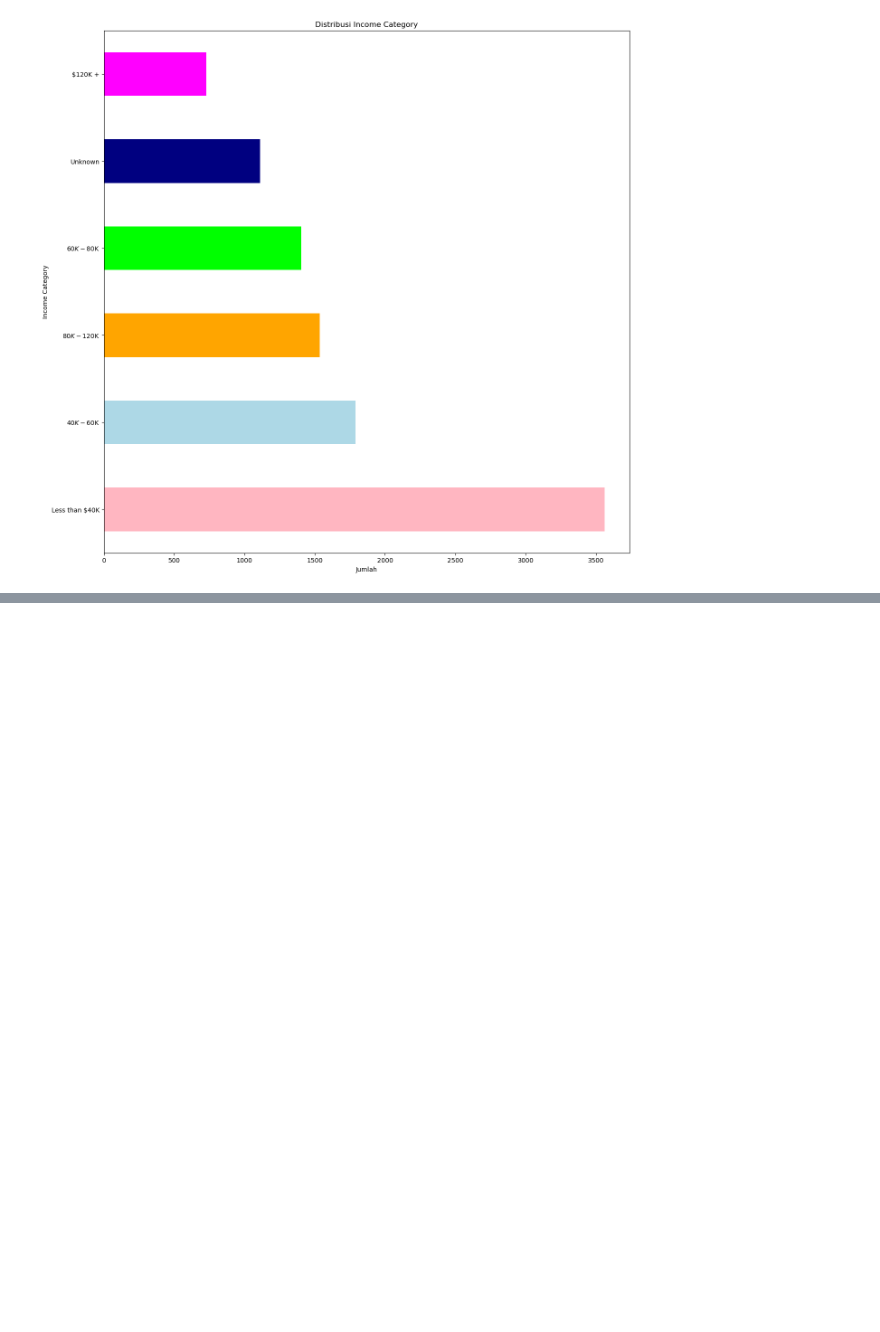
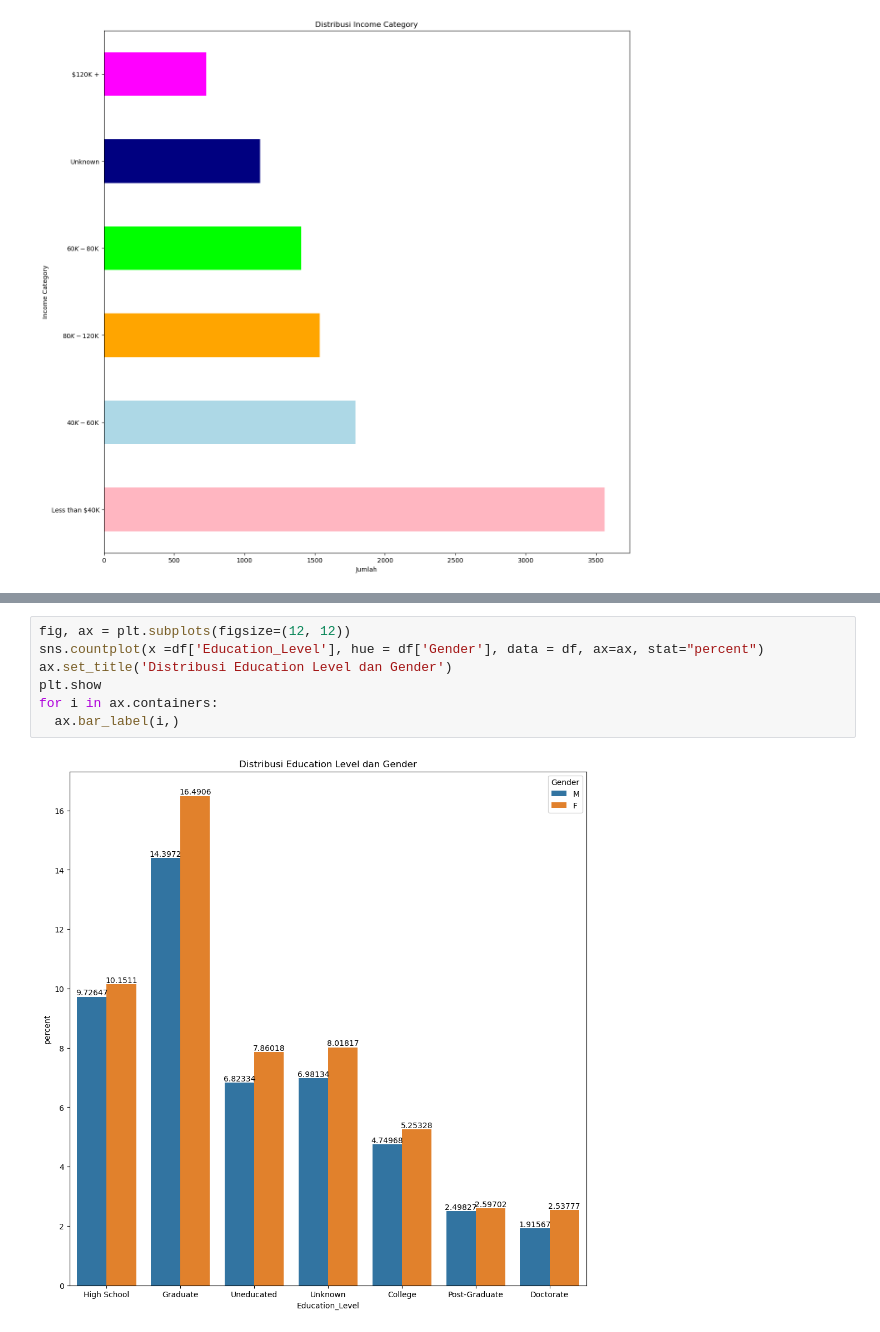
Before and after one commit to KhadafiZubaidiDev/my-projects, a Jupyter notebook: data-visualization-project/main.ipynb, the cells around one changed output, grey strips where cells are left out. Drawn from its saved outputs; the diff is of its cells as text; blank space fills up the shorter version.

Commit message:
Add Jawaban Nomor 3 di data-visualization-project.ipynb

```diff
--- a/data-visualization-project/main.ipynb
+++ b/data-visualization-project/main.ipynb
@@ -440,0 +458,9 @@ plt.show()
+# %%
+fig, ax = plt.subplots(figsize=(12, 12))
+sns.countplot(x =df['Education_Level'], hue = df['Gender'], data = df, ax=ax, stat="percent")
+ax.set_title('Distribusi Education Level dan Gender')
+plt.show
+for i in ax.containers:
+  ax.bar_label(i,)
+# %% [output]
+[figure, added]
```
Also changed, not shown: parts of 3 cells of this notebook.
